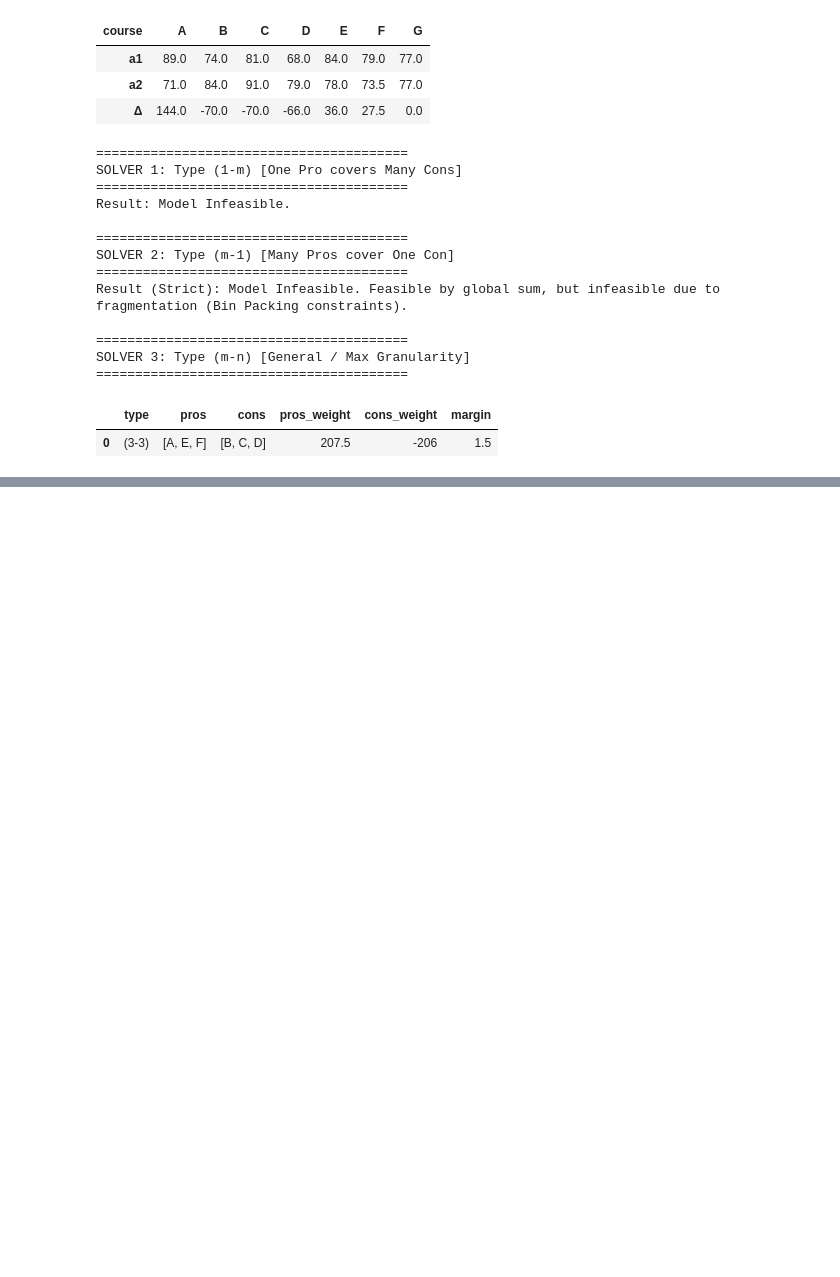
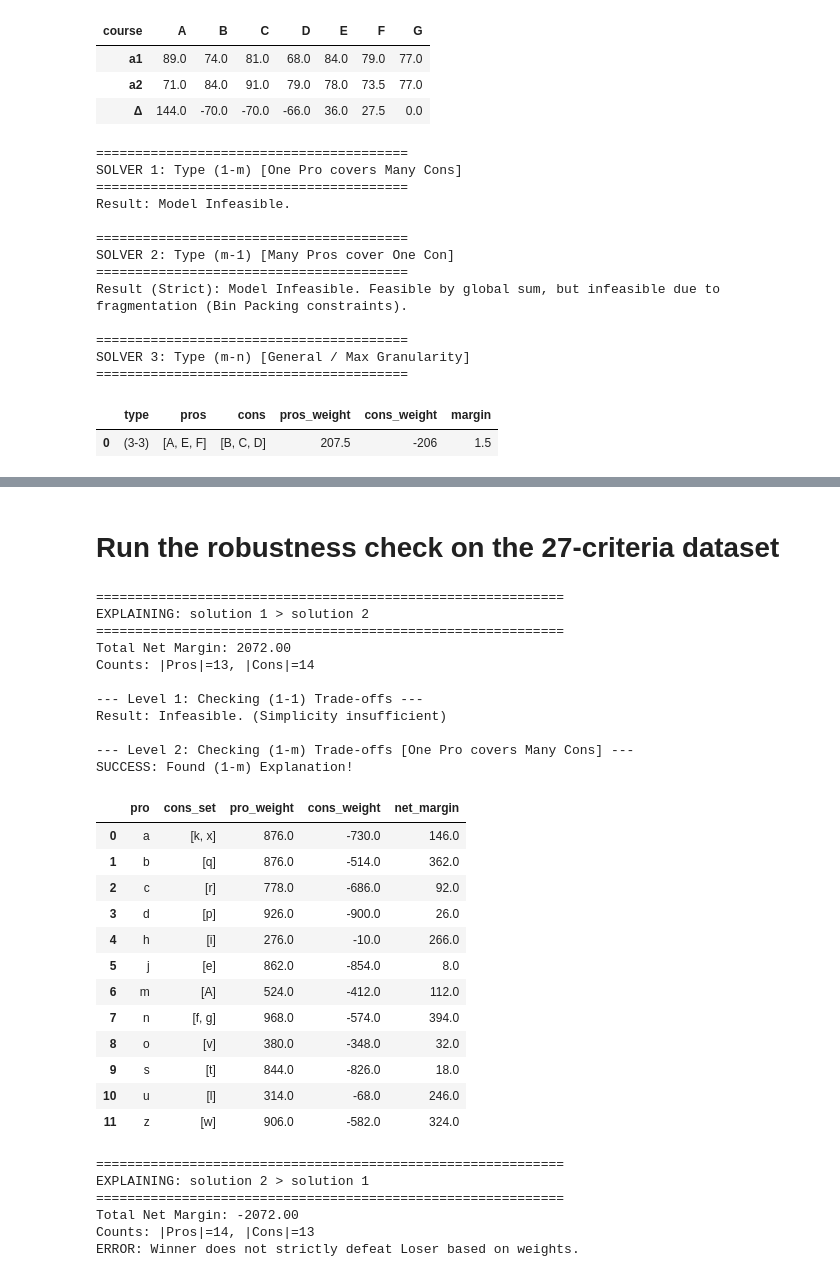
Before and after one commit to britofelipe/projet-sdp, a Jupyter notebook: main.ipynb, the cells around one changed output, grey strips where cells are left out. Drawn from its saved outputs; the diff is of its cells as text; code cells hidden in the pictures; blank space fills up the shorter version.

```diff
--- a/main.ipynb
+++ b/main.ipynb
@@ -1346,0 +1475,39 @@ SOLVER 3: Type (m-n) [General / Max Granularity]
+# %% [markdown]
+# Run the robustness check on the 27-criteria dataset
+# %%
+# 1. Solution 1 vs Solution 2
+explain_comparison_cascade("solution 1", "solution 2", df_scores_27, weights_27, criteria_27)
+
+# Infeasability check
+explain_comparison_cascade("solution 2", "solution 1", df_scores_27, weights_27, criteria_27)
+# %% [output]
+============================================================
+EXPLAINING: solution 1 > solution 2
+============================================================
+Total Net Margin: 2072.00
+Counts: |Pros|=13, |Cons|=14
+
+--- Level 1: Checking (1-1) Trade-offs ---
+Result: Infeasible. (Simplicity insufficient)
+
+--- Level 2: Checking (1-m) Trade-offs [One Pro covers Many Cons] ---
+SUCCESS: Found (1-m) Explanation!
+|  | pro | cons_set | pro_weight | cons_weight | net_margin |
+| 0 | a | [k, x] | 876.0 | -730.0 | 146.0 |
+| 1 | b | [q] | 876.0 | -514.0 | 362.0 |
+| 2 | c | [r] | 778.0 | -686.0 | 92.0 |
+| 3 | d | [p] | 926.0 | -900.0 | 26.0 |
+| 4 | h | [i] | 276.0 | -10.0 | 266.0 |
+| 5 | j | [e] | 862.0 | -854.0 | 8.0 |
+| 6 | m | [A] | 524.0 | -412.0 | 112.0 |
+| 7 | n | [f, g] | 968.0 | -574.0 | 394.0 |
+| 8 | o | [v] | 380.0 | -348.0 | 32.0 |
+| 9 | s | [t] | 844.0 | -826.0 | 18.0 |
+| 10 | u | [l] | 314.0 | -68.0 | 246.0 |
+| 11 | z | [w] | 906.0 | -582.0 | 324.0 |
+============================================================
+EXPLAINING: solution 2 > solution 1
+============================================================
+Total Net Margin: -2072.00
+Counts: |Pros|=14, |Cons|=13
+ERROR: Winner does not strictly defeat Loser based on weights.
```
Also changed, not shown: parts of 12 cells of this notebook.
